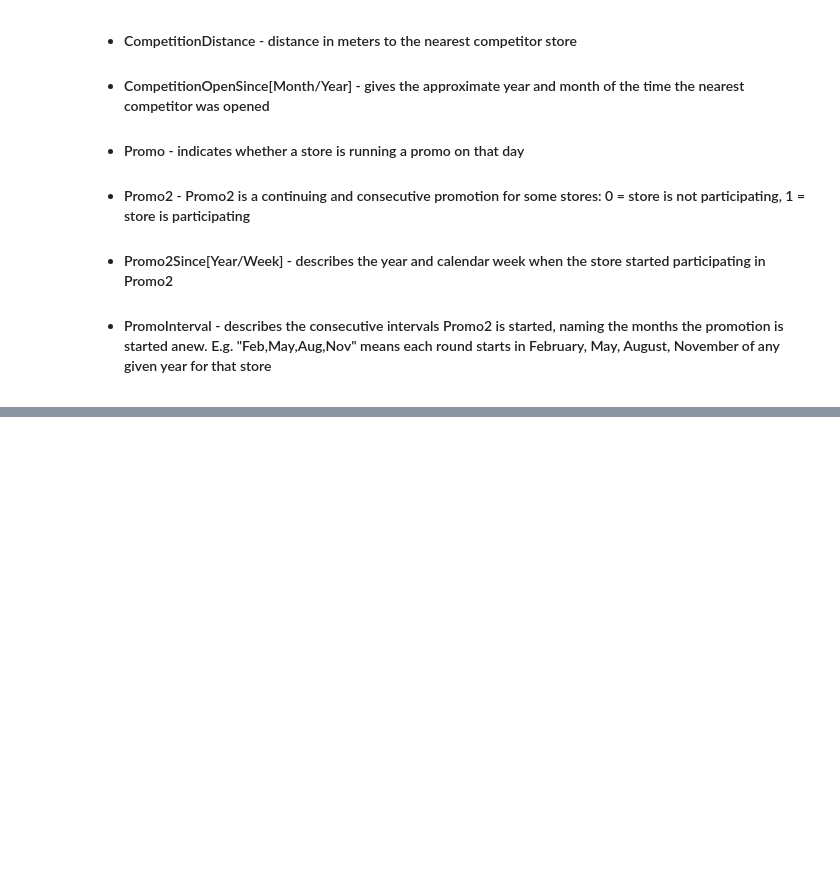
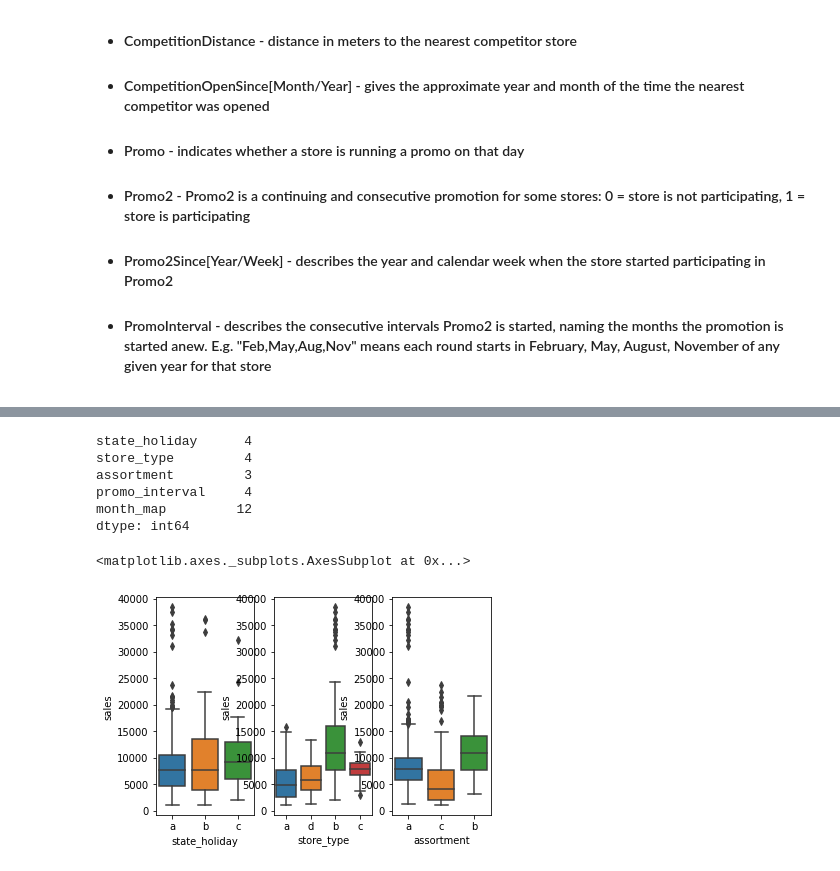
Before and after one commit to chandusayhi/Rossmann_Sales_Prediction_Capstone, a Jupyter notebook: Chandrakant_Rossmann_Sales_Prediction_Capstone_Project.ipynb, the cells around one changed output, grey strips where cells are left out. Saved outputs shown, nothing was run; the diff lists cells and outputs as text; code cells hidden in the pictures; blank space fills up the shorter version.

```diff
--- a/Chandrakant_Rossmann_Sales_Prediction_Capstone_Project.ipynb
+++ b/Chandrakant_Rossmann_Sales_Prediction_Capstone_Project.ipynb
@@ -35,0 +111,5 @@
+# %%
+snakecase = lambda x: inflection.underscore(x)
+cols_new = list(map(snakecase, cols_old))
+df.columns = cols_new
+df.columns
@@ -35,0 +129,5 @@
+# %%
+print("#################################################### DATA INFROMATION ##############################################################################")
+print()
+print(df.info())
+df['date'] = pd.to_datetime(df['date'])
@@ -35,0 +174,16 @@
+# %%
+#competition_distance
+df['competition_distance'] = df['competition_distance'].apply( lambda x: 200000.0 if math.isnan(x) else x)
+#competition_open_since_month
+df['competition_open_since_month'] = df.apply(lambda x: x['date'].month if math.isnan(x['competition_open_since_month']) else x['competition_open_since_month'], axis = 1)
+#competition_open_since_year
+df['competition_open_since_year'] = df.apply(lambda x: x['date'].year if math.isnan(x['competition_open_since_year']) else x['competition_open_since_year'], axis = 1)
+#promo2_since_week
+df['promo2_since_week'] = df.apply(lambda x: x['date'].week if math.isnan(x['promo2_since_week']) else x['promo2_since_week'], axis = 1)
+#promo2_since_year
+df['promo2_since_year'] = df.apply(lambda x: x['date'].year if math.isnan(x['promo2_since_year']) else x['promo2_since_year'], axis = 1)
+#promo_interval
+month_map = {1: 'Jan', 2: 'Feb', 3: 'Mar', 4: 'Apr', 5: 'May', 6: 'Jun', 7: 'Jul', 8: 'Aug', 9: 'Sep', 10: 'Oct', 11: 'Nov', 12: 'Dec'}
+df['promo_interval'].fillna(0, inplace = True)
+df['month_map'] = df['date'].dt.month.map(month_map)
+df['is_promo'] = df[['promo_interval', 'month_map']].apply(lambda x: 0 if x['promo_interval'] == 0 else 1 if x['month_map'] in x['promo_interval'].split(',') else 0, axis = 1)
@@ -35,0 +212,5 @@
+# %%
+df.competition_open_since_month = df.competition_open_since_month.astype(int)
+df.competition_open_since_year = df.competition_open_since_year.astype(int)
+df.promo2_since_week = df.promo2_since_week.astype(int)
+df.promo2_since_year = df.promo2_since_year.astype(int)
@@ -35,0 +265,20 @@
+# %%
+cat_attributes.apply(lambda x: x.unique().shape[0])
+# %% [output]
+state_holiday      4
+store_type         4
+assortment         3
+promo_interval     4
+month_map         12
+dtype: int64
+# %%
+aux1 = df[(df['state_holiday'] != '0') & df['sales'] > 0]
+plt.subplot(1, 3, 1)
+sns.boxplot(x='state_holiday', y='sales', data=aux1)
+plt.subplot(1, 3, 2)
+sns.boxplot(x='store_type', y='sales', data=aux1)
+plt.subplot(1, 3, 3)
+sns.boxplot(x='assortment', y='sales', data=aux1)
+# %% [output]
+<matplotlib.axes._subplots.AxesSubplot at 0x...>
+[figure, added]
```
Also changed, not shown: parts of 22 cells of this notebook.
